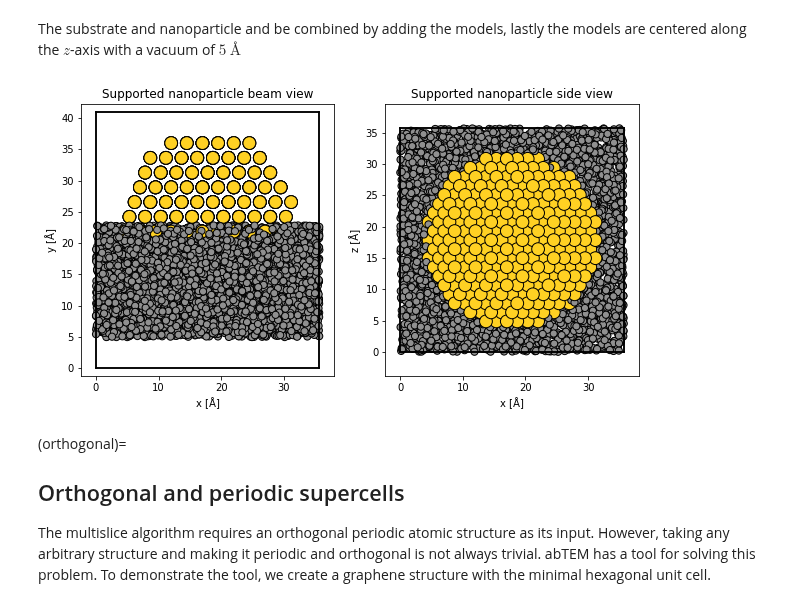
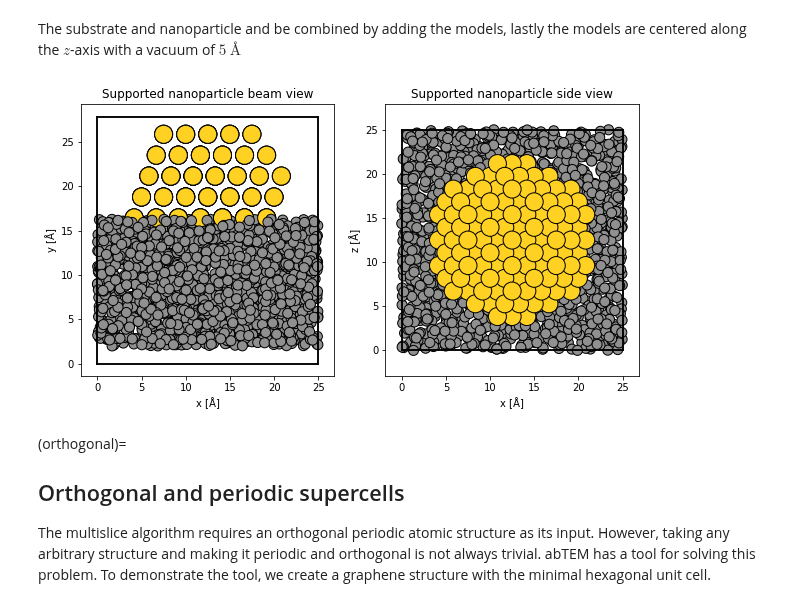
Before and after one commit to abTEM/abTEM, a Jupyter notebook: docs/user_guide/walkthrough/atomic_models.ipynb, the cells around one changed output. Cells and saved outputs as stored; diff of their text form; code cells hidden in the pictures.

```diff
--- a/docs/user_guide/walkthrough/atomic_models.ipynb
+++ b/docs/user_guide/walkthrough/atomic_models.ipynb
@@ -97,7 +97,7 @@ As an example, we create a nanoparticle of gold by specifying 6 layers in the (1
 from ase.cluster import FaceCenteredCubic
 
 surfaces = [(1, 0, 0), (1, 1, 0), (1, 1, 1)]
-layers = [6, 9, 5]
+layers = [4, 6, 3]
 latticeconstant = 4.08
 
 nanoparticle = FaceCenteredCubic('Au', surfaces, layers, latticeconstant=latticeconstant)
@@ -229,7 +229,7 @@ Below, the amorphous carbon is created by randomly displacing the atoms of a dia
 substrate = build.bulk('C', cubic=True)
 
 # repeat substrate
-substrate *= (10, 5, 10)
+substrate *= (7, 4, 7)
 
 # displace atoms with a standard deviation of 25 % of the bond length
 rng = np.random.default_rng(seed=10)
@@ -242,7 +242,7 @@ We delete the atoms with a value of $y$ less than $\mathrm{10} \ Å$, then the n
 # %%
 cut_nanoparticle = centered_nanoparticle.copy()
 
-mask = cut_nanoparticle.positions[:, 1] < 10
+mask = cut_nanoparticle.positions[:, 1] < 5
 
 # deletion *requires* providing the indices
 del cut_nanoparticle[np.where(mask)[0]]
@@ -252,17 +252,17 @@ cut_nanoparticle.set_cell(substrate.cell)
 cut_nanoparticle.center()
 
 # shift nanoparticle in the y-direction
-cut_nanoparticle.positions[:, 1] += 15
+cut_nanoparticle.positions[:, 1] += 12
 # %% [markdown]
 The substrate and nanoparticle and be combined by adding the models, lastly the models are centered along the $z$-axis with a vacuum of $5 \ \mathrm{Å}$
 # %%
 supported_nanoparticle = substrate + cut_nanoparticle
 
-supported_nanoparticle.center(axis=1, vacuum=5)
+supported_nanoparticle.center(axis=1, vacuum=2)
 
 _, (ax1, ax2) = plt.subplots(1, 2, figsize = (10, 5))
 abtem.show_atoms(supported_nanoparticle, ax=ax1, title='Supported nanoparticle beam view')
 abtem.show_atoms(supported_nanoparticle, ax=ax2, plane='xz', title='Supported nanoparticle side view');
 # %% [output]
-[figure, old version]
+[figure, new version]
 # %%
```
Also changed, not shown: parts of 7 cells of this notebook, 20 other files.
